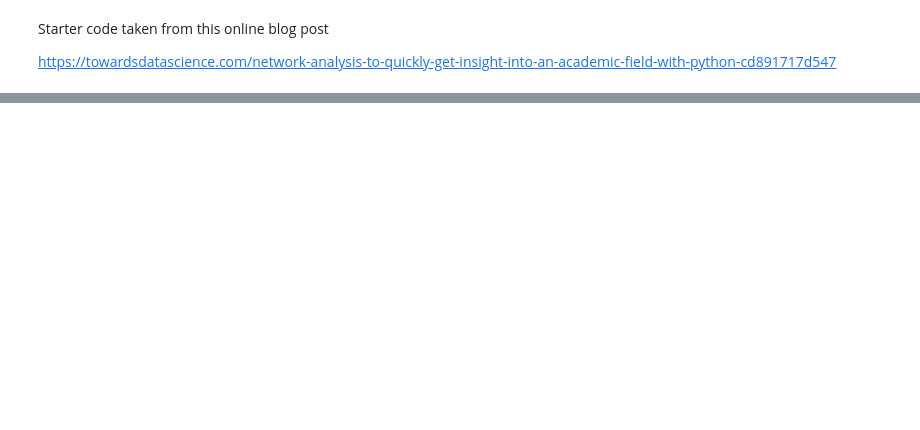
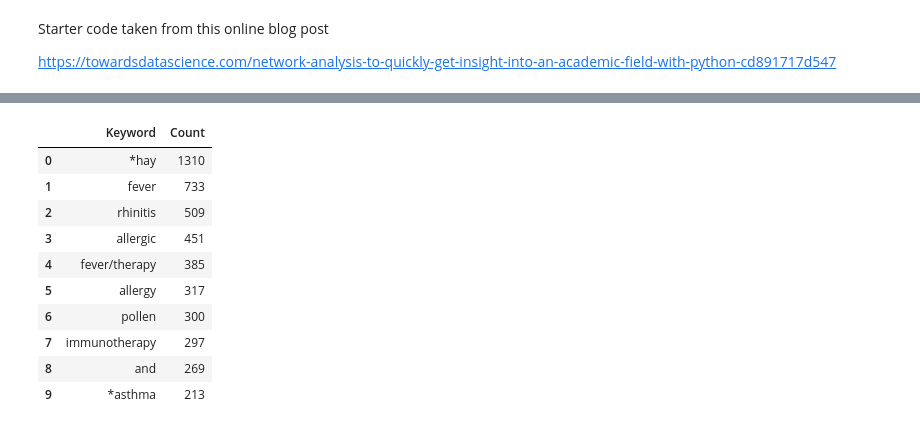
Before and after one commit to awyeh64/Scholarly_Recommender, a Jupyter notebook: notebooks/scratchwork/entrez_scratchwork.ipynb, the cells around one changed output, grey strips where cells are left out. Saved outputs shown, nothing was run; the diff lists cells and outputs as text; code cells hidden in the pictures; blank space fills up the shorter version.

```diff
--- a/notebooks/scratchwork/entrez_scratchwork.ipynb
+++ b/notebooks/scratchwork/entrez_scratchwork.ipynb
@@ -111,0 +110,14 @@ plt.show()
+# %%
+top10kw
+# %% [output]
+|  | Keyword | Count |
+| 0 | *hay | 1310 |
+| 1 | fever | 733 |
+| 2 | rhinitis | 509 |
+| 3 | allergic | 451 |
+| 4 | fever/therapy | 385 |
+| 5 | allergy | 317 |
+| 6 | pollen | 300 |
+| 7 | immunotherapy | 297 |
+| 8 | and | 269 |
+| 9 | *asthma | 213 |
```
Also changed, not shown: parts of 12 cells of this notebook, 12 other files.
